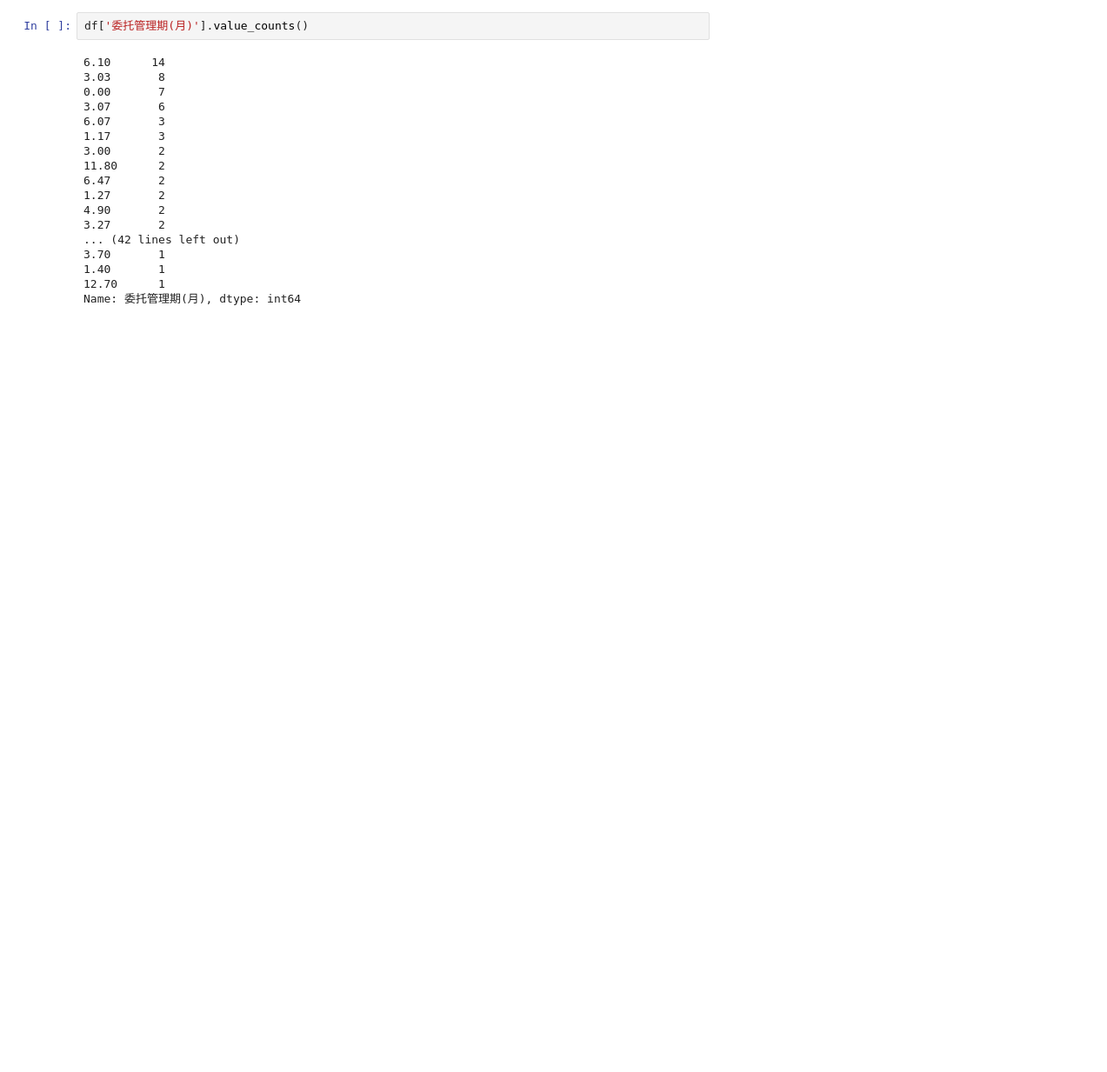
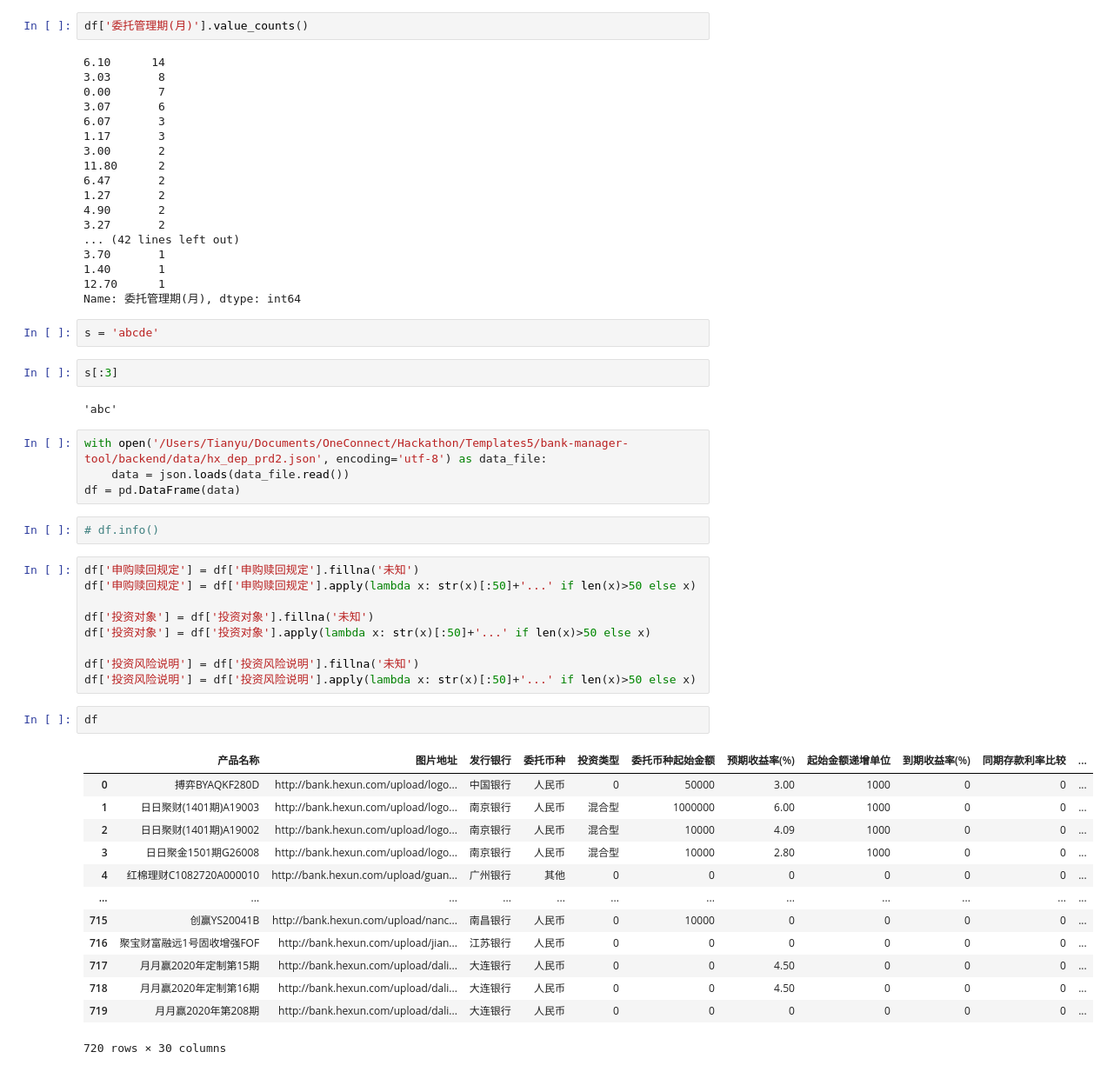
Before and after one commit to oneconnect3/bank-manager-tool, a Jupyter notebook: backend/scraper-test/multi-step-scraper-Copy1.ipynb, the cells around one changed output. Shown at 87% size. Saved outputs shown, nothing was run; the diff lists cells and outputs as text; blank space fills up the shorter version.

```diff
--- a/backend/scraper-test/multi-step-scraper-Copy1.ipynb
+++ b/backend/scraper-test/multi-step-scraper-Copy1.ipynb
@@ -234,3 +234,40 @@ df['委托管理期(月)'].value_counts()
 1.40       1
 12.70      1
 Name: 委托管理期(月), dtype: int64
+# %%
+s = 'abcde'
+# %%
+s[:3]
+# %% [output]
+'abc'
+# %%
+with open('/Users/Tianyu/Documents/OneConnect/Hackathon/Templates5/bank-manager-tool/backend/data/hx_dep_prd2.json', encoding='utf-8') as data_file:
+    data = json.loads(data_file.read())
+df = pd.DataFrame(data)
+# %%
+# df.info()
+# %%
+df['申购赎回规定'] = df['申购赎回规定'].fillna('未知')
+df['申购赎回规定'] = df['申购赎回规定'].apply(lambda x: str(x)[:50]+'...' if len(x)>50 else x)
+
+df['投资对象'] = df['投资对象'].fillna('未知')
+df['投资对象'] = df['投资对象'].apply(lambda x: str(x)[:50]+'...' if len(x)>50 else x)
+
+df['投资风险说明'] = df['投资风险说明'].fillna('未知')
+df['投资风险说明'] = df['投资风险说明'].apply(lambda x: str(x)[:50]+'...' if len(x)>50 else x)
+# %%
+df
+# %% [output]
+|  | 产品名称 | 图片地址 | 发行银行 | 委托币种 | 投资类型 | 委托币种起始金额 | 预期收益率(%) | 起始金额递增单位 | 到期收益率(%) | 同期存款利率比较 | ... |
+| 0 | 搏弈BYAQKF280D | http://bank.hexun.com/upload/logo... | 中国银行 | 人民币 | 0 | 50000 | 3.00 | 1000 | 0 | 0 | ... |
+| 1 | 日日聚财(1401期)A19003 | http://bank.hexun.com/upload/logo... | 南京银行 | 人民币 | 混合型 | 1000000 | 6.00 | 1000 | 0 | 0 | ... |
+| 2 | 日日聚财(1401期)A19002 | http://bank.hexun.com/upload/logo... | 南京银行 | 人民币 | 混合型 | 10000 | 4.09 | 1000 | 0 | 0 | ... |
+| 3 | 日日聚金1501期G26008 | http://bank.hexun.com/upload/logo... | 南京银行 | 人民币 | 混合型 | 10000 | 2.80 | 1000 | 0 | 0 | ... |
+| 4 | 红棉理财C1082720A000010 | http://bank.hexun.com/upload/guan... | 广州银行 | 其他 | 0 | 0 | 0 | 0 | 0 | 0 | ... |
+| ... | ... | ... | ... | ... | ... | ... | ... | ... | ... | ... | ... |
+| 715 | 创赢YS20041B | http://bank.hexun.com/upload/nanc... | 南昌银行 | 人民币 | 0 | 10000 | 0 | 0 | 0 | 0 | ... |
+| 716 | 聚宝财富融远1号固收增强FOF | http://bank.hexun.com/upload/jian... | 江苏银行 | 人民币 | 0 | 0 | 0 | 0 | 0 | 0 | ... |
+| 717 | 月月赢2020年定制第15期 | http://bank.hexun.com/upload/dali... | 大连银行 | 人民币 | 0 | 0 | 4.50 | 0 | 0 | 0 | ... |
+| 718 | 月月赢2020年定制第16期 | http://bank.hexun.com/upload/dali... | 大连银行 | 人民币 | 0 | 0 | 4.50 | 0 | 0 | 0 | ... |
+| 719 | 月月赢2020年第208期 | http://bank.hexun.com/upload/dali... | 大连银行 | 人民币 | 0 | 0 | 0 | 0 | 0 | 0 | ... |
+720 rows × 30 columns
```
Also changed, not shown: parts of 4 cells of this notebook, 8 other files.
